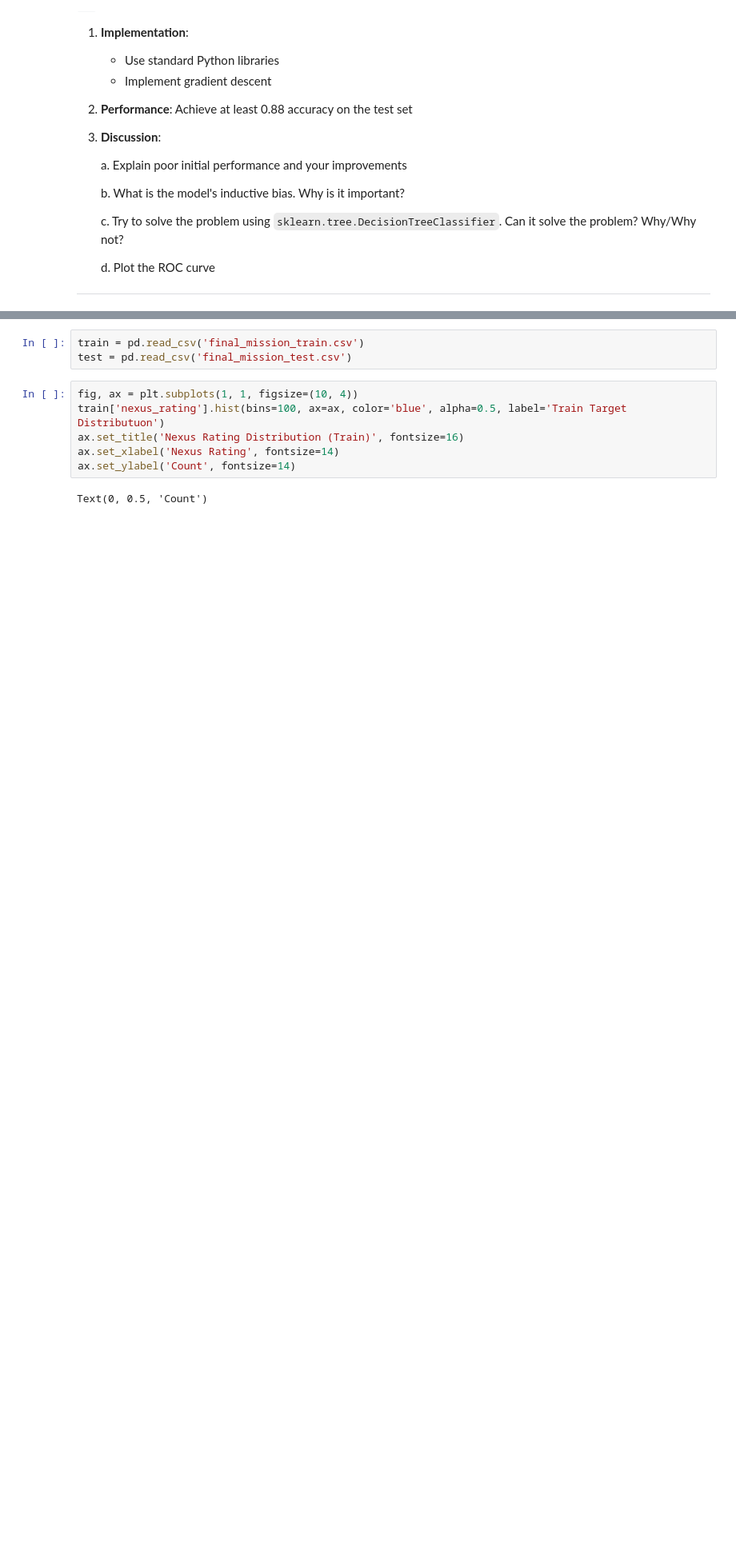
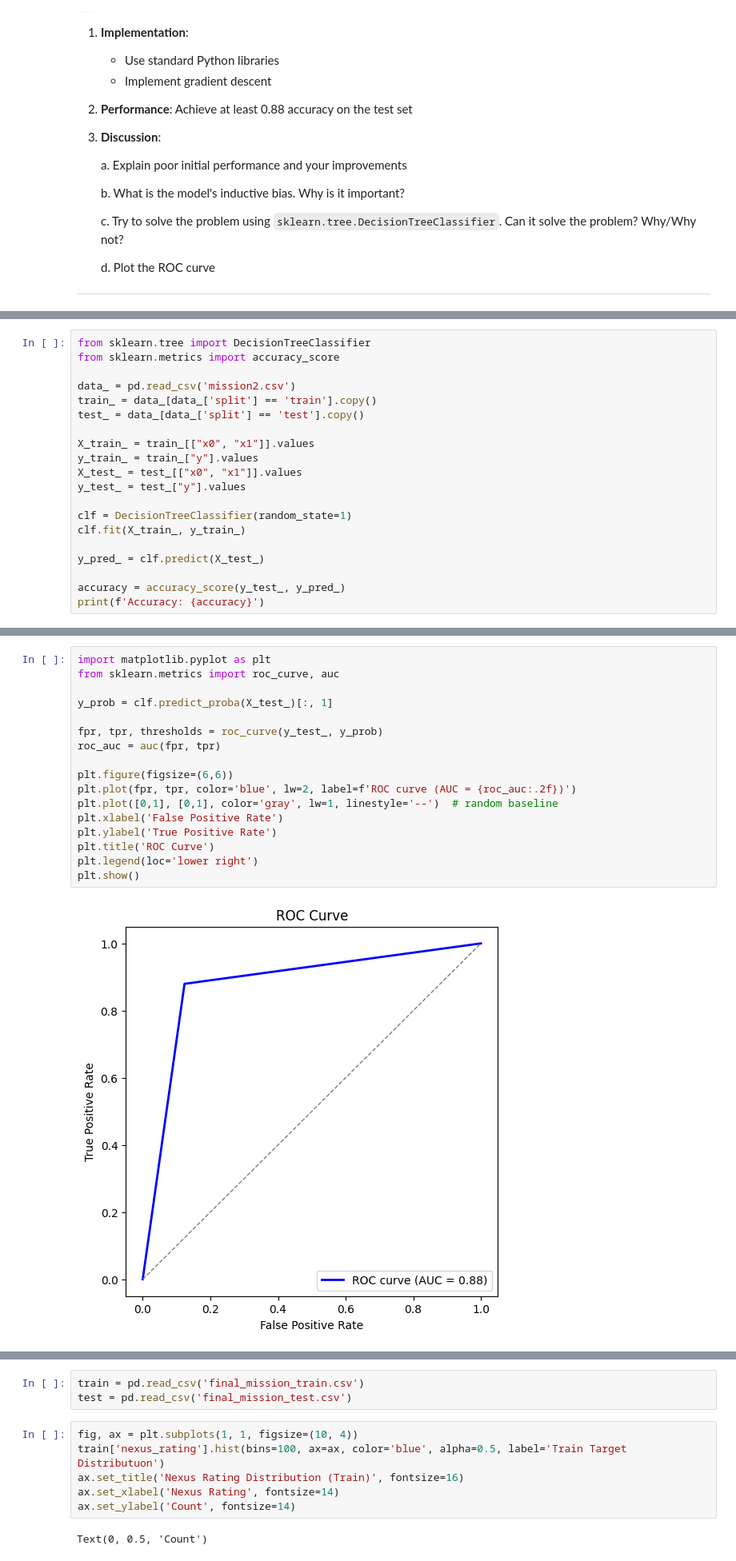
Before and after one commit to henrikOes/TDT4172, a Jupyter notebook: Assignment1/Chapter_1.ipynb, the cells around one changed output, grey strips where cells are left out. Shown at 80% size. Drawn from its saved outputs; the diff is of its cells as text; blank space fills up the shorter version.

```diff
--- a/Assignment1/Chapter_1.ipynb
+++ b/Assignment1/Chapter_1.ipynb
@@ -159,0 +214,20 @@ test = data[data['split'] == 'test']
+# %%
+from sklearn.tree import DecisionTreeClassifier
+from sklearn.metrics import accuracy_score
+
+data_ = pd.read_csv('mission2.csv')
+train_ = data_[data_['split'] == 'train'].copy()
+test_ = data_[data_['split'] == 'test'].copy()
+
+X_train_ = train_[["x0", "x1"]].values
+y_train_ = train_["y"].values
+X_test_ = test_[["x0", "x1"]].values
+y_test_ = test_["y"].values
+
+clf = DecisionTreeClassifier(random_state=1)
+clf.fit(X_train_, y_train_)
+
+y_pred_ = clf.predict(X_test_)
+
+accuracy = accuracy_score(y_test_, y_pred_)
+print(f'Accuracy: {accuracy}')
@@ -160,3 +240,22 @@ test = data[data['split'] == 'test']
+# %%
+import matplotlib.pyplot as plt
+from sklearn.metrics import roc_curve, auc
+
+y_prob = clf.predict_proba(X_test_)[:, 1]
+
+fpr, tpr, thresholds = roc_curve(y_test_, y_prob)
+roc_auc = auc(fpr, tpr)
+
+plt.figure(figsize=(6,6))
+plt.plot(fpr, tpr, color='blue', lw=2, label=f'ROC curve (AUC = {roc_auc:.2f})')
+plt.plot([0,1], [0,1], color='gray', lw=1, linestyle='--')  # random baseline
+plt.xlabel('False Positive Rate')
+plt.ylabel('True Positive Rate')
+plt.title('ROC Curve')
+plt.legend(loc='lower right')
+plt.show()
+# %% [output]
+[figure, added]
 # %% [markdown]
 ## 🌆 Mission 3: CyberGuard
 
```
Also changed, not shown: parts of 14 cells of this notebook, 2 other files.
